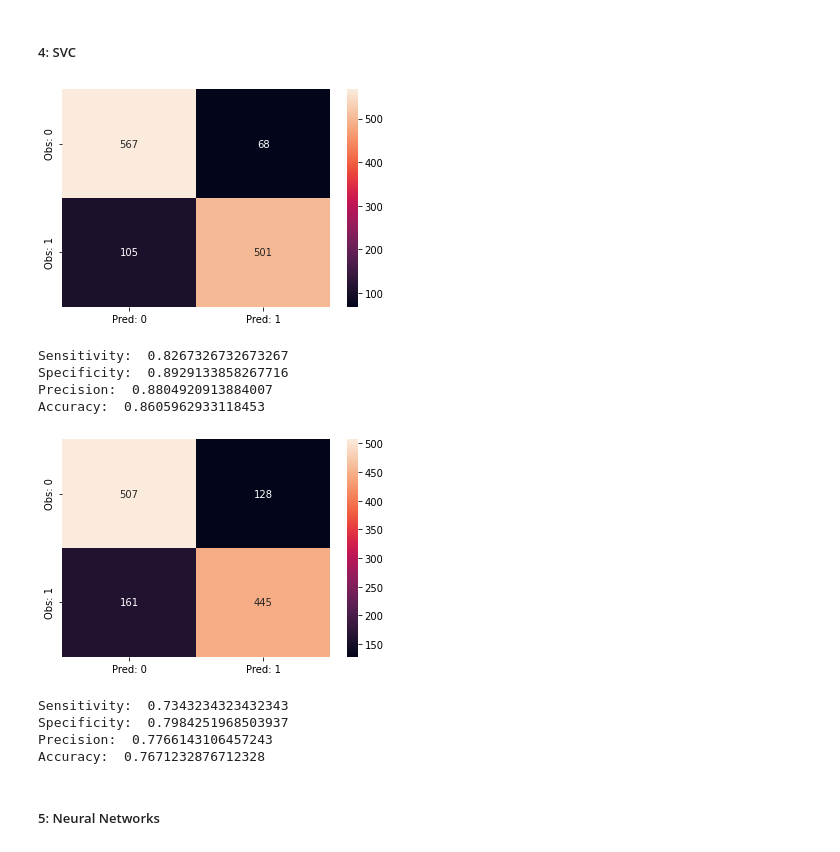
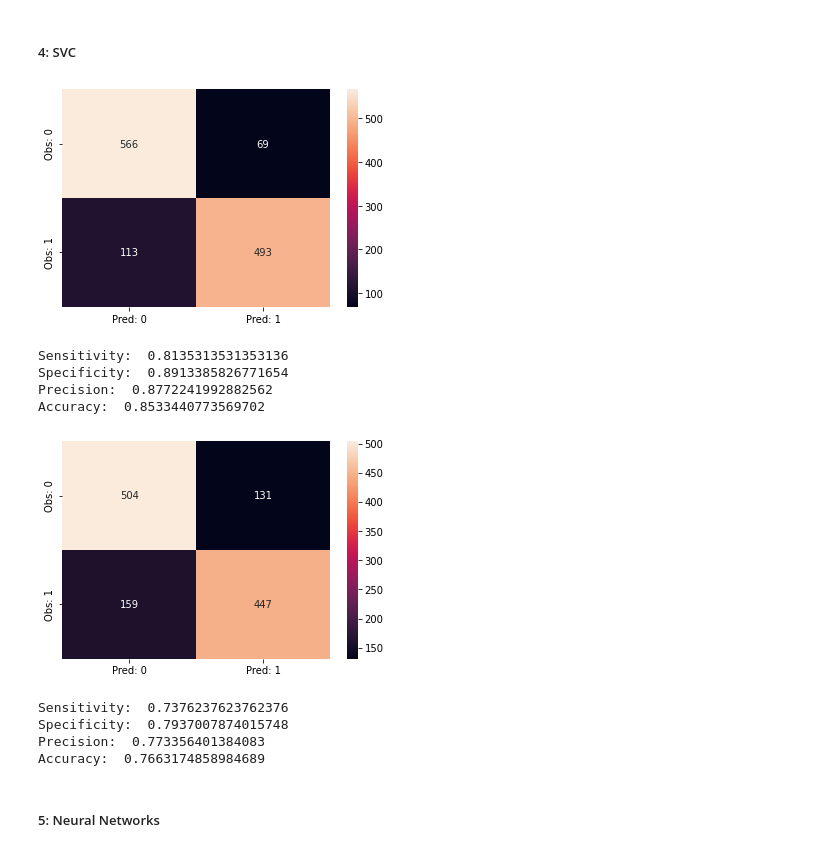
Before and after one commit to Dhruv-Chandra/Heart-Patients, a Jupyter notebook: Heart Patients.ipynb, the cells around one changed output. Drawn from its saved outputs; the diff is of its cells as text; code cells hidden in the pictures.

```diff
--- a/Heart Patients.ipynb
+++ b/Heart Patients.ipynb
@@ -167,7 +167,7 @@ def near_miss(x, y):
     x_near, y_near= nr.fit_resample(x, y)
     return x_near, y_near
 # %%
-def grid_search(model, params, df, encod = 'd', samp = None, cm = 'no'):
+def rand_search(model, params, df, encod = 'd', samp = None, cm = 'no'):
 
     x = df.loc[:, df.columns != target_var]
     y = df.loc[:, target_var]
@@ -195,7 +195,7 @@ def grid_search(model, params, df, encod = 'd', samp = None, cm = 'no'):
 
     x_train = sc.fit_transform(x_train)
     x_test = sc.transform(x_test)
-    grid_mod = GridSearchCV(model, param_grid=params, scoring = ['accuracy', 'f1'], cv = 10, n_jobs=-1, refit='accuracy')
+    grid_mod = RandomizedSearchCV(model, param_distributions=params, scoring = ['accuracy', 'f1'], cv = 10, n_jobs=-1, refit='accuracy')
 
     grid_mod.fit(x_train, y_train)
 
@@ -571,21 +579,21 @@ params_svc = {
     'decision_function_shape': ['ovo','ovr']
 }
 # %%
-mod_svc_o, svc_acc_o = grid_search(model = SVC(), params = params_svc, samp = 'o', df = dfp, encod= 'd', cm='yes')
+mod_svc_o, svc_acc_o = rand_search(model = SVC(), params = params_svc, samp = 'o', df = dfp, encod= 'd', cm='yes')
 # %% [output]
 [figure]
-Sensitivity:  0.8267326732673267
-Specificity:  0.8929133858267716
-Precision:  0.8804920913884007
-Accuracy:  0.8605962933118453
+Sensitivity:  0.8135313531353136
+Specificity:  0.8913385826771654
+Precision:  0.8772241992882562
+Accuracy:  0.8533440773569702
 # %%
-mod_svc_n, svc_acc_n = grid_search(model = SVC(), params = params_svc, samp = 'o', df = new_df, encod= 'd', cm='yes')
+mod_svc_n, svc_acc_n = rand_search(model = SVC(), params = params_svc, samp = 'o', df = new_df, encod= 'd', cm='yes')
 # %% [output]
-[figure, old version]
+[figure, new version]
-Sensitivity:  0.7343234323432343
-Specificity:  0.7984251968503937
-Precision:  0.7766143106457243
-Accuracy:  0.7671232876712328
+Sensitivity:  0.7376237623762376
+Specificity:  0.7937007874015748
+Precision:  0.773356401384083
+Accuracy:  0.7663174858984689
 # %% [markdown]
 ##### 5: Neural Networks
 # %%
```
Also changed, not shown: parts of 16 cells of this notebook.
